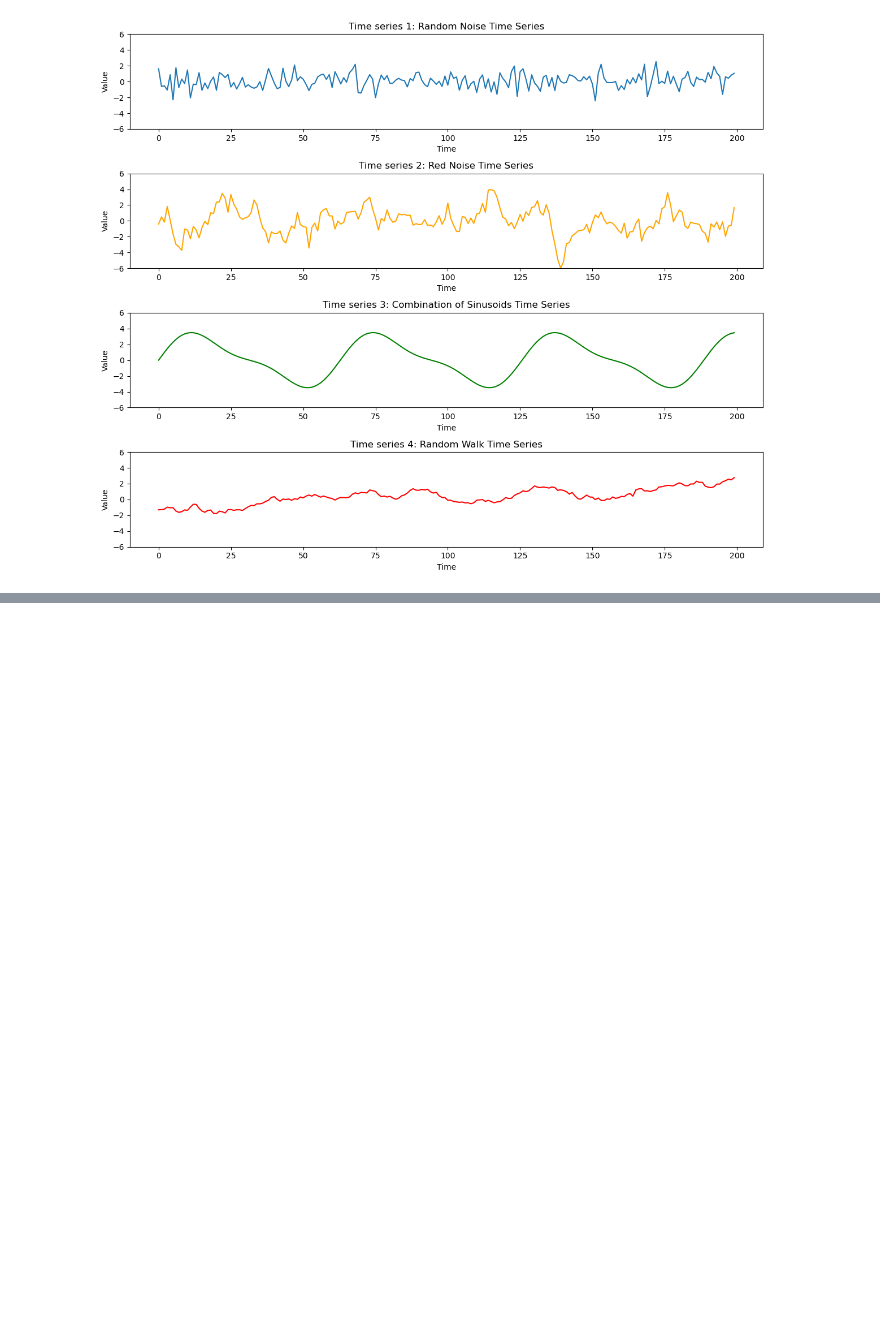
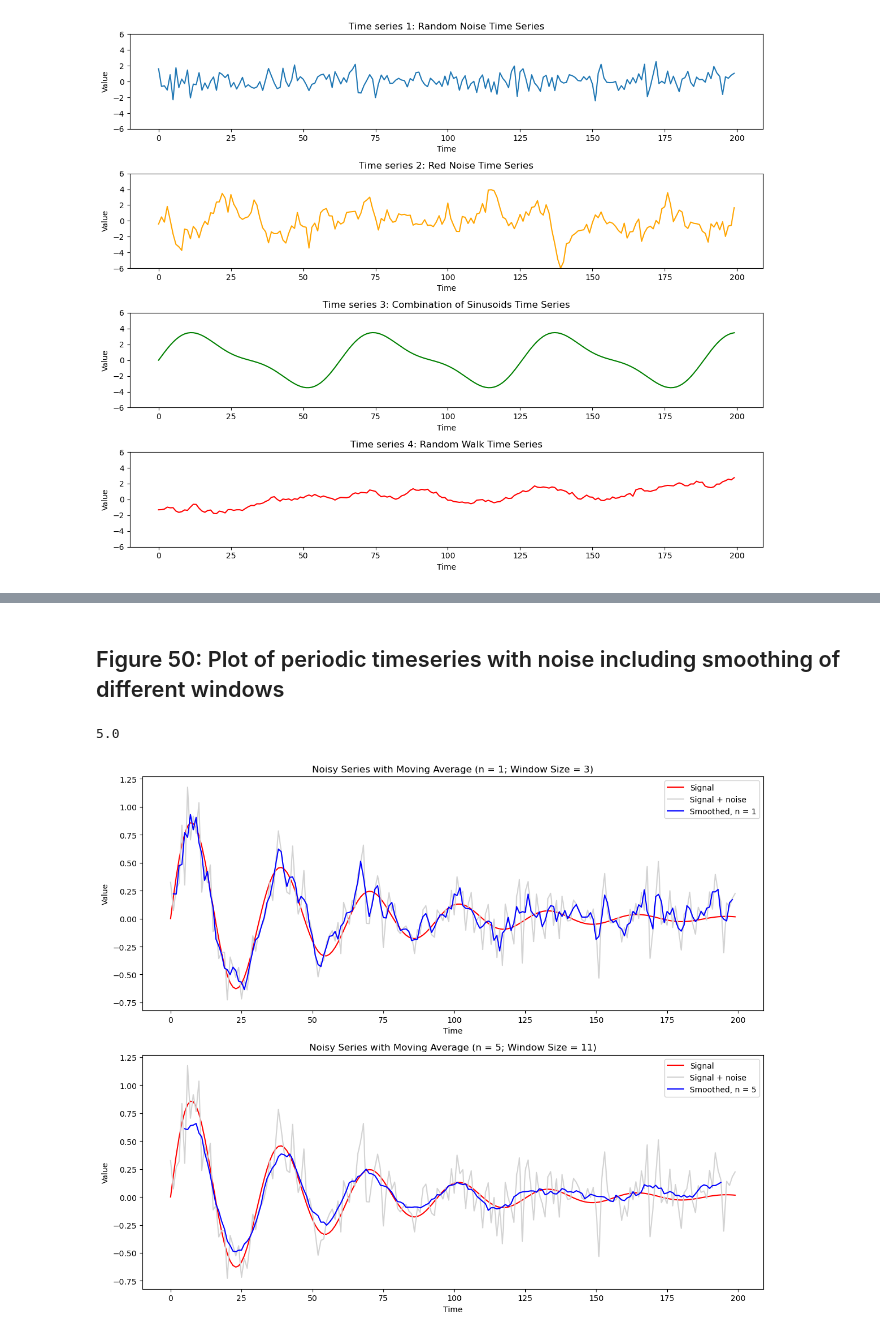
Before and after one commit to nielsjdewinter/VU_Data_analysis_Jupyter_labs, a Jupyter notebook: Syllabus_functions.ipynb, the cells around one changed output, grey strips where cells are left out. Drawn from its saved outputs; the diff is of its cells as text; code cells hidden in the pictures; blank space fills up the shorter version.

```diff
--- a/Syllabus_functions.ipynb
+++ b/Syllabus_functions.ipynb
@@ -1302,0 +1418,71 @@ plt.show()
+# %% [markdown]
+## Figure 50: Plot of periodic timeseries with noise including smoothing of different windows
+# %%
+# Set the random seed for reproducibility
+np.random.seed(1)
+
+# Number of time points
+n = 200
+
+# Generate the time points
+t = np.arange(n)
+
+# Generate a periodic time series with decreasing amplitude
+decreasing_amplitude_series = np.exp(-t/50) * np.sin(t / 5)
+
+# Generate a noisy version of the same time series
+noise = np.random.normal(0, 0.2, n)
+noisy_series = decreasing_amplitude_series + noise
+
+def centered_moving_average(series, window_size):
+    pad_size = window_size // 2
+    return np.convolve(series, np.ones(window_size)/window_size, mode='valid')
+
+# Smoothing window sizes
+window_size_3 = 3  # n = 1
+window_size_11 = 11  # n = 5
+
+# Compute the smoothed series and center them
+smoothed_series_3 = np.concatenate((
+    [np.nan] * (window_size_3 // 2),
+    centered_moving_average(noisy_series, window_size_3),
+    [np.nan] * (window_size_3 // 2)
+))
+
+smoothed_series_11 = np.concatenate((
+    [np.nan] * (window_size_11 // 2),
+    centered_moving_average(noisy_series, window_size_11),
+    [np.nan] * (window_size_11 // 2)
+))
+
+# Plot the time series
+plt.figure(figsize=(12, 10))
+
+# Top plot with window size 3 (n=1)
+plt.subplot(2, 1, 1)
+plt.plot(t, decreasing_amplitude_series, label='Signal', color='red')
+plt.plot(t, noisy_series, label='Signal + noise', color='lightgrey')
+plt.plot(t, smoothed_series_3, label='Smoothed, n = 1', color='blue')
+plt.title('Noisy Series with Moving Average (n = 1; Window Size = 3)')
+plt.xlabel('Time')
+plt.ylabel('Value')
+plt.legend()
+
+# Bottom plot with window size 11 (n=5)
+plt.subplot(2, 1, 2)
+plt.plot(t, decreasing_amplitude_series, label='Signal', color='red')
+plt.plot(t, noisy_series, label='Signal + noise', color='lightgrey')
+plt.plot(t, smoothed_series_11, label='Smoothed, n = 5', color='blue')
+plt.title('Noisy Series with Moving Average (n = 5; Window Size = 11)')
+plt.xlabel('Time')
+plt.ylabel('Value')
+plt.legend()
+
+print(((window_size_11-1) / 2))
+
+# Adjust layout to prevent overlap
+plt.tight_layout()
+plt.show()
+# %% [output]
+5.0
+[figure, added]
```
Also changed, not shown: parts of 9 cells of this notebook, 1 other file.
